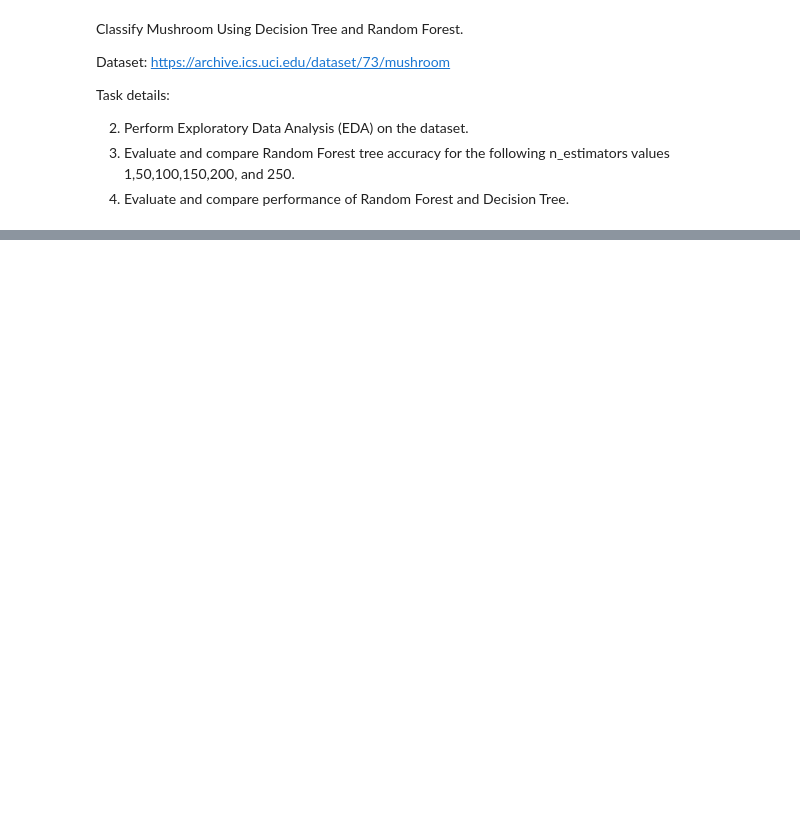
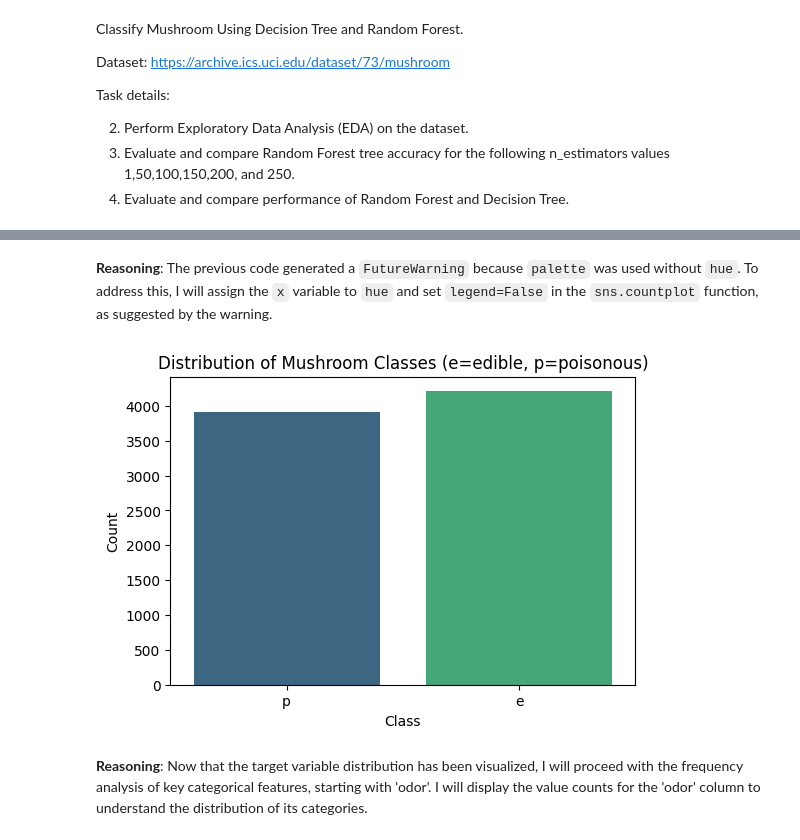
Before and after one commit to Safa30/CSE475_Machine_Learning, a Jupyter notebook: Lab/lab_1/Lab1_Decision_Tree_and_Random_Forest.ipynb, the cells around one changed output, grey strips where cells are left out. Cells and saved outputs as stored; diff of their text form; code cells hidden in the pictures; blank space fills up the shorter version.

```diff
--- a/Lab/lab_1/Lab1_Decision_Tree_and_Random_Forest.ipynb
+++ b/Lab/lab_1/Lab1_Decision_Tree_and_Random_Forest.ipynb
@@ -438,0 +272,15 @@ Task details:
+# %% [markdown]
+**Reasoning**:
+The previous code generated a `FutureWarning` because `palette` was used without `hue`. To address this, I will assign the `x` variable to `hue` and set `legend=False` in the `sns.countplot` function, as suggested by the warning.
+# %%
+plt.figure(figsize=(6, 4))
+sns.countplot(data=df, x='class', hue='class', palette='viridis', legend=False)
+plt.title('Distribution of Mushroom Classes (e=edible, p=poisonous)')
+plt.xlabel('Class')
+plt.ylabel('Count')
+plt.show()
+# %% [output]
+[figure, added]
+# %% [markdown]
+**Reasoning**:
+Now that the target variable distribution has been visualized, I will proceed with the frequency analysis of key categorical features, starting with 'odor'. I will display the value counts for the 'odor' column to understand the distribution of its categories.
```
Also changed, not shown: parts of 65 cells of this notebook.
